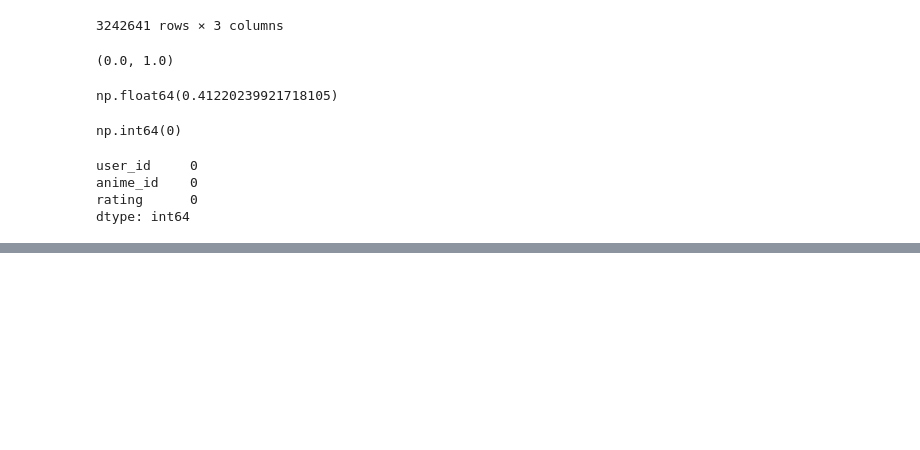
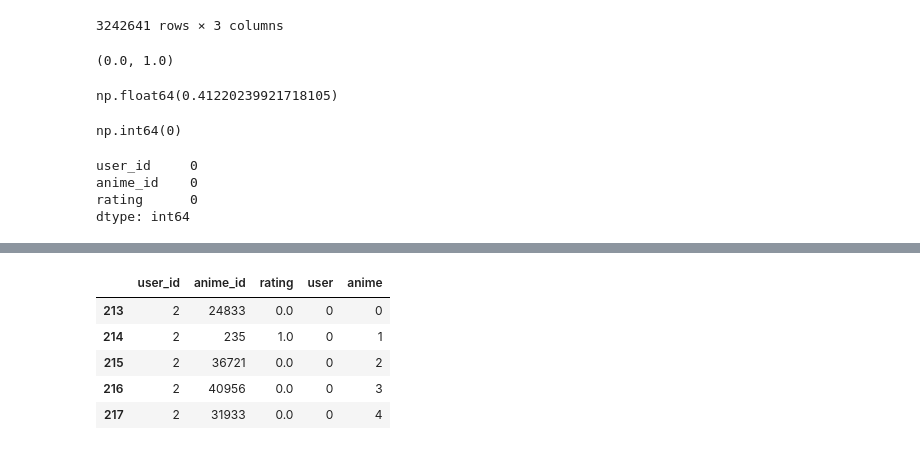
Before and after one commit to Channu17/Anime-Recommender-System, a Jupyter notebook: notebook/main.ipynb, the cells around one changed output, grey strips where cells are left out. Saved outputs shown, nothing was run; the diff lists cells and outputs as text; code cells hidden in the pictures; blank space fills up the shorter version.

Commit message:
Implement feature X to enhance user experience and fix bug Y in module Z

```diff
--- a/notebook/main.ipynb
+++ b/notebook/main.ipynb
@@ -109,0 +158,5 @@ dtype: int64
+# %%
+rating_df['user'] = rating_df['user_id'].map(user2user_encoder)
+# %%
+anime_ids = rating_df['anime_id'].unique().tolist()
+len(anime_ids)
@@ -109,0 +165,4 @@ dtype: int64
+# %%
+anime2anime_encoder = {x : i for i , x in enumerate(anime_ids)}
+
+anime2anime_decoder = {i : x for i, x in enumerate(anime_ids)}
@@ -109,0 +209,11 @@ dtype: int64
+# %%
+rating_df['anime'] = rating_df['anime_id'].map(anime2anime_encoder)
+# %%
+rating_df.head()
+# %% [output]
+|  | user_id | anime_id | rating | user | anime |
+| 213 | 2 | 24833 | 0.0 | 0 | 0 |
+| 214 | 2 | 235 | 1.0 | 0 | 1 |
+| 215 | 2 | 36721 | 0.0 | 0 | 2 |
+| 216 | 2 | 40956 | 0.0 | 0 | 3 |
+| 217 | 2 | 31933 | 0.0 | 0 | 4 |
```
Also changed, not shown: parts of 16 cells of this notebook.
